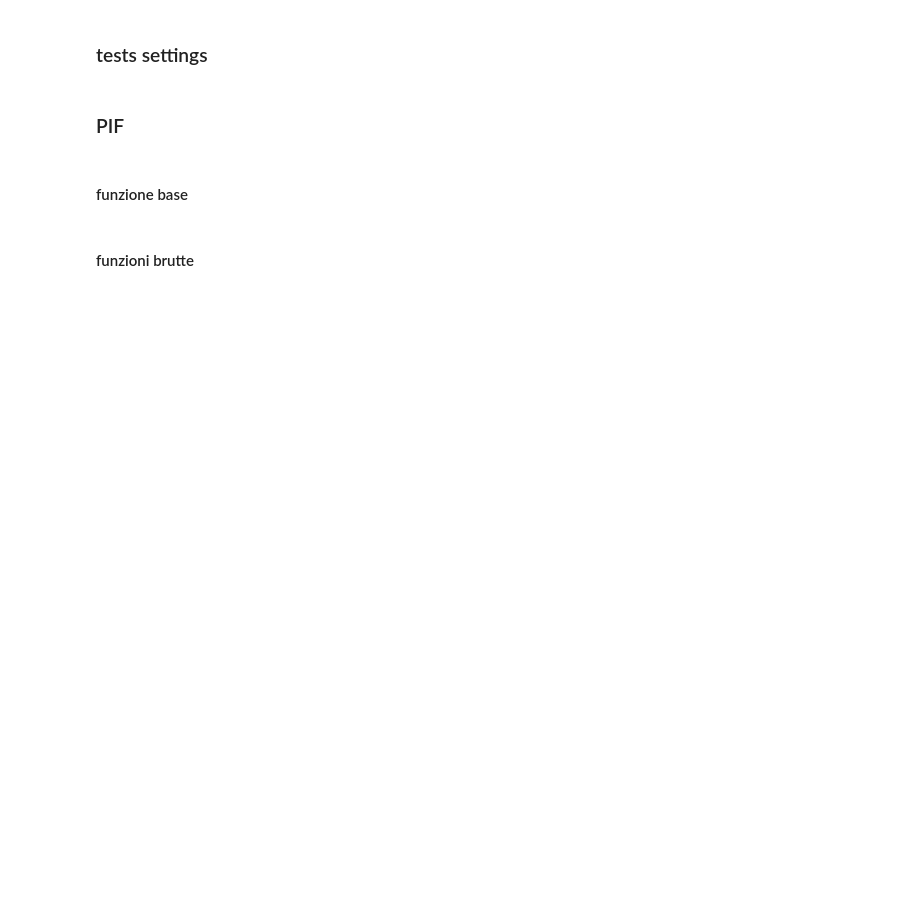
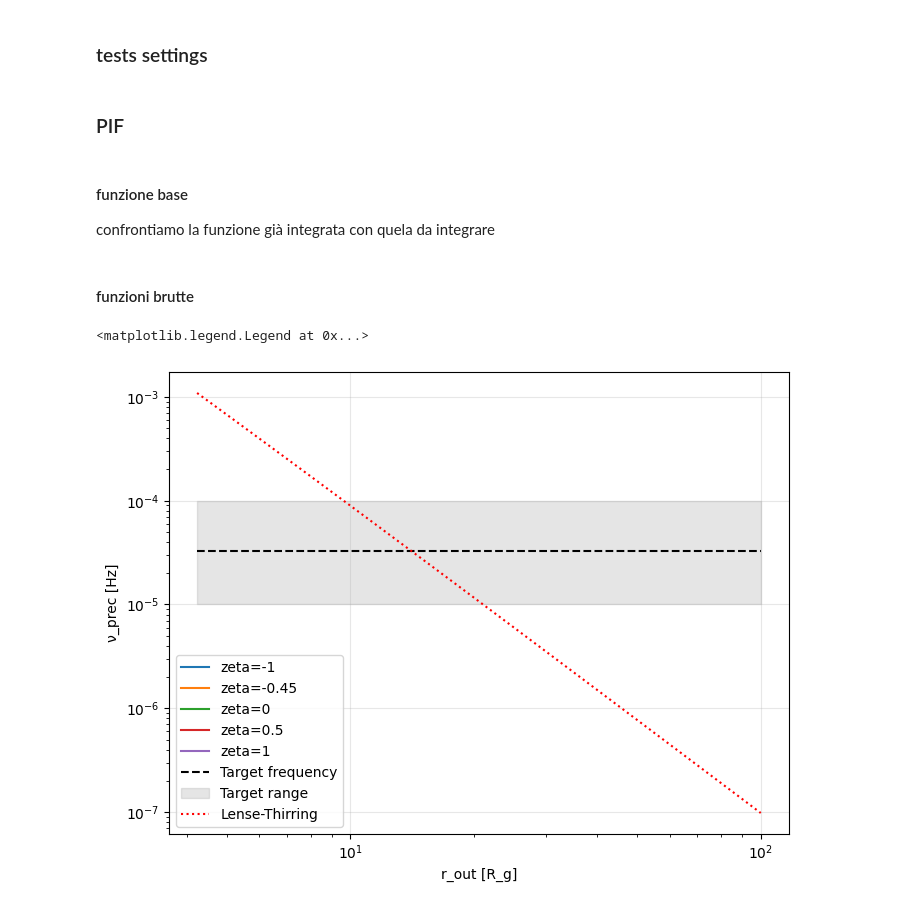
Before and after one commit to mauroghira/iuss_thesis, a Jupyter notebook: test.ipynb, the cells around one changed output. Saved outputs shown, nothing was run; the diff lists cells and outputs as text; code cells hidden in the pictures; blank space fills up the shorter version.

```diff
--- a/test.ipynb
+++ b/test.ipynb
@@ -30,3 +30,5 @@ def r_isco(a):
 ### PIF
 # %% [markdown]
 #### funzione base
+
+confrontiamo la funzione già integrata con quela da integrare
@@ -97,0 +132,27 @@ def nu_prec_solid_body(a, M, r_in, r_out, zeta=0.0):
+# %%
+a = 0.5
+rin = r_isco(a)
+routs = np.linspace(rin, 1e2, 100)
+zetas = [-1, -0.45, 0, 0.5, 1]
+
+nu_solid = [nu_prec_solid_body(a, rin, routs, z, M_bh) for z in zetas]
+
+plt.figure(figsize=(8,6))
+for i, z in enumerate(zetas):
+    plt.plot(routs, nu_solid[i], label=f"zeta={z}")
+
+plt.plot(routs, np.ones_like(routs)*nu0, label="Target frequency", color='black', linestyle='--')
+plt.fill_between(routs, target_min, target_max, color='gray', alpha=0.2,
+                label="Target range")
+
+plt.plot(routs, nu_LT(routs, a), label="Lense-Thirring", color='red', linestyle=':')
+
+plt.xlabel("r_out [R_g]")
+plt.ylabel("ν_prec [Hz]")
+plt.xscale("log")
+plt.yscale("log")
+plt.grid(True, alpha=0.3)
+plt.legend()
+# %% [output]
+<matplotlib.legend.Legend at 0x...>
+[figure, added]
```
Also changed, not shown: parts of 11 cells of this notebook, 4 other files.
